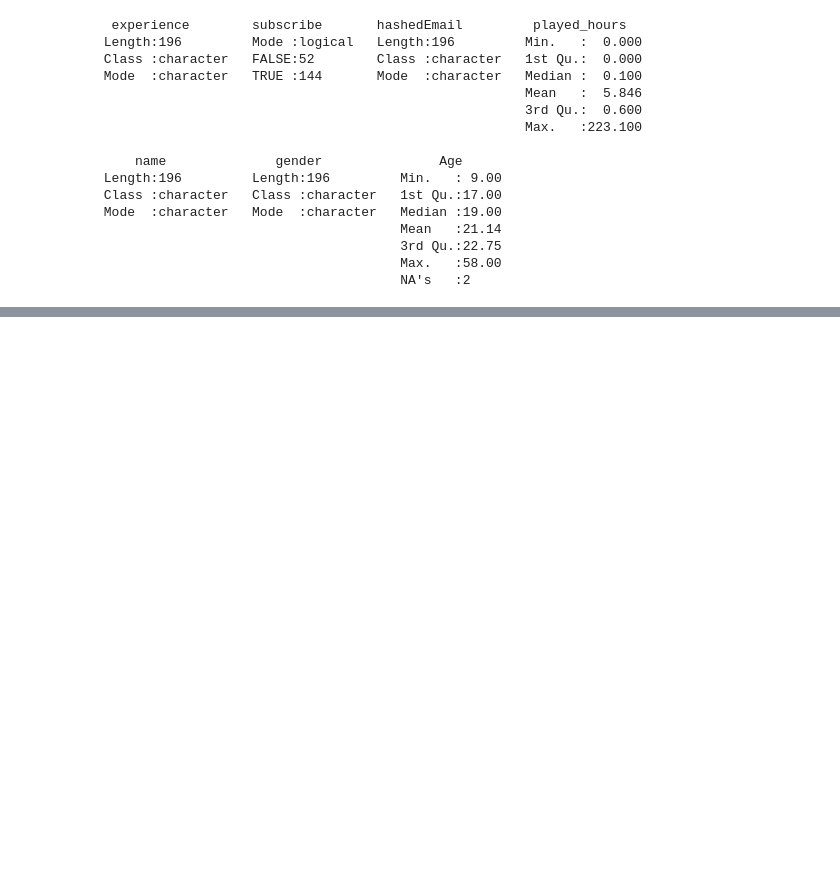
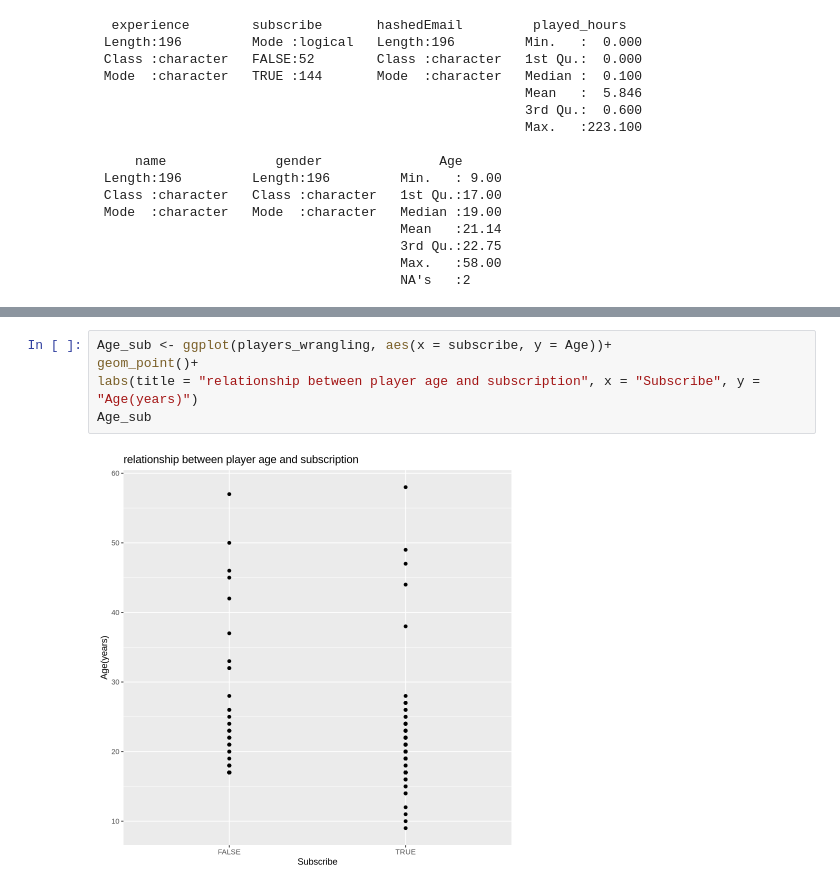
Before and after one commit to Jmmchai/individual-planning-stage, a Jupyter notebook: Individual project.ipynb, the cells around one changed output, grey strips where cells are left out. Drawn from its saved outputs; the diff is of its cells as text; blank space fills up the shorter version.

```diff
--- a/Individual project.ipynb
+++ b/Individual project.ipynb
@@ -157,0 +143,7 @@ summary(sessions)
+# %%
+Age_sub <- ggplot(players_wrangling, aes(x = subscribe, y = Age))+
+geom_point()+
+labs(title = "relationship between player age and subscription", x = "Subscribe", y = "Age(years)")
+Age_sub
+# %% [output]
+[figure, added]
```
Also changed, not shown: parts of 22 cells of this notebook.
